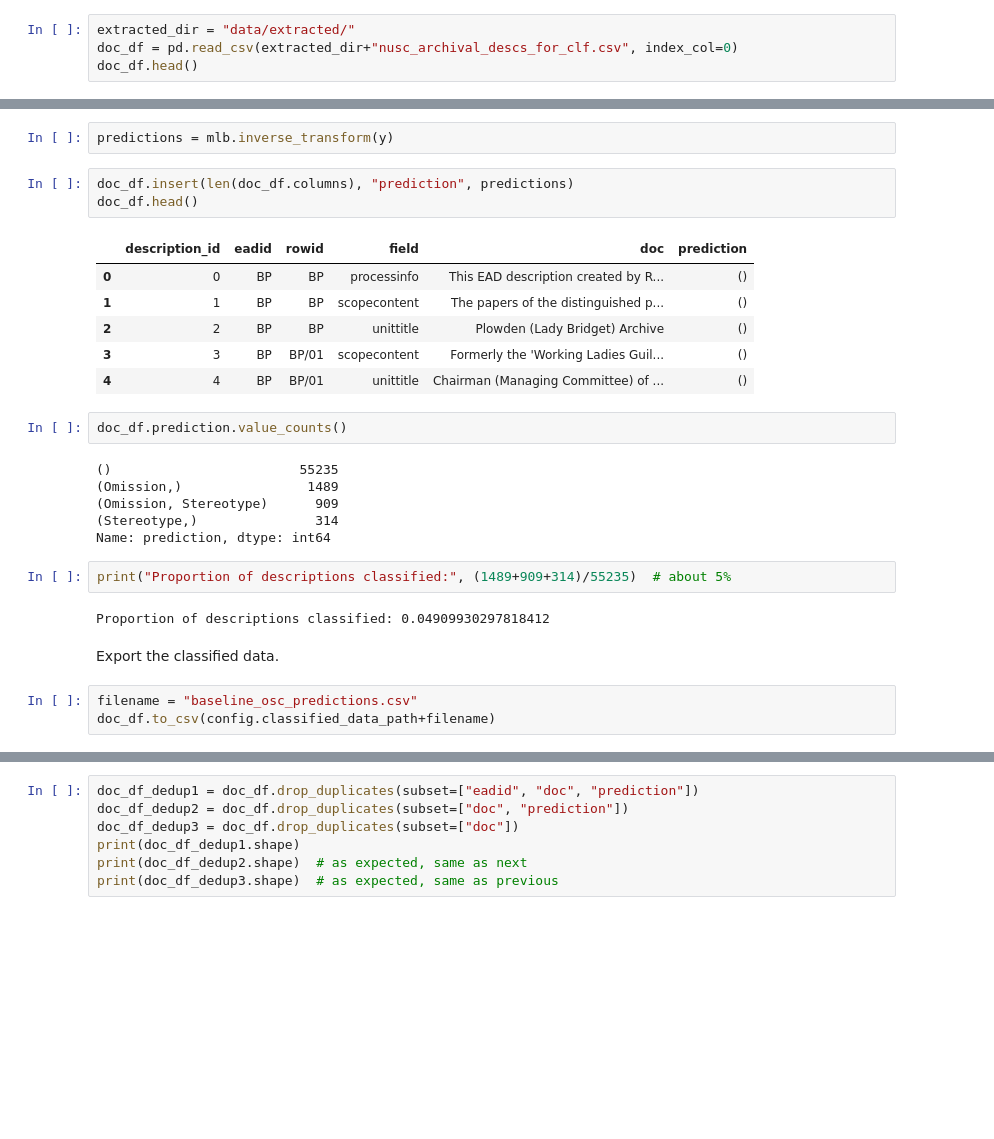
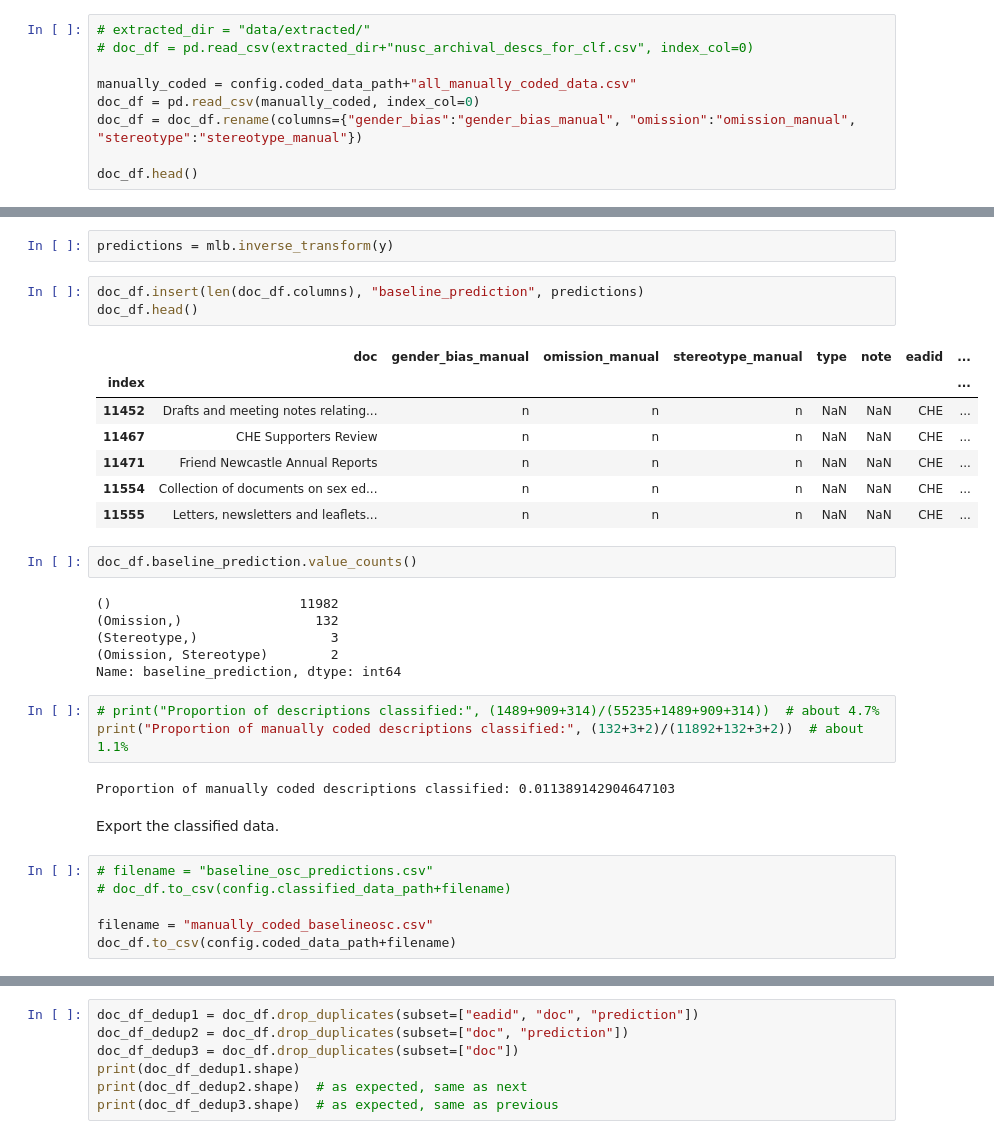
Before and after one commit to thegoose20/nusc, a Jupyter notebook: baseline_os_clf.ipynb, the cells around one changed output, grey strips where cells are left out. Drawn from its saved outputs; the diff is of its cells as text; blank space fills up the shorter version.

Commit message:
Classified the manually coded descriptions

```diff
--- a/baseline_os_clf.ipynb
+++ b/baseline_os_clf.ipynb
@@ -27,7 +27,12 @@ from sklearn.metrics import precision_recall_fscore_support
 
 Load the extracted archival metadata from the Newcastle University Special Collections catalog.
 # %%
-extracted_dir = "data/extracted/"
-doc_df = pd.read_csv(extracted_dir+"nusc_archival_descs_for_clf.csv", index_col=0)
+# extracted_dir = "data/extracted/"
+# doc_df = pd.read_csv(extracted_dir+"nusc_archival_descs_for_clf.csv", index_col=0)
+
+manually_coded = config.coded_data_path+"all_manually_coded_data.csv"
+doc_df = pd.read_csv(manually_coded, index_col=0)
+doc_df = doc_df.rename(columns={"gender_bias":"gender_bias_manual", "omission":"omission_manual", "stereotype":"stereotype_manual"})
+
 doc_df.head()
 # %% [output]
@@ -69,30 +77,35 @@ y = clf.predict(X)
 # %%
 predictions = mlb.inverse_transform(y)
 # %%
-doc_df.insert(len(doc_df.columns), "prediction", predictions)
+doc_df.insert(len(doc_df.columns), "baseline_prediction", predictions)
 doc_df.head()
 # %% [output]
-|  | description_id | eadid | rowid | field | doc | prediction |
-| 0 | 0 | BP | BP | processinfo | This EAD description created by R... | () |
-| 1 | 1 | BP | BP | scopecontent | The papers of the distinguished p... | () |
-| 2 | 2 | BP | BP | unittitle | Plowden (Lady Bridget) Archive | () |
-| 3 | 3 | BP | BP/01 | scopecontent | Formerly the 'Working Ladies Guil... | () |
-| 4 | 4 | BP | BP/01 | unittitle | Chairman (Managing Committee) of ... | () |
+|  | doc | gender_bias_manual | omission_manual | stereotype_manual | type | note | eadid | ... |
+| index |  |  |  |  |  |  |  | ... |
+| 11452 | Drafts and meeting notes relating... | n | n | n | NaN | NaN | CHE | ... |
+| 11467 | CHE Supporters Review | n | n | n | NaN | NaN | CHE | ... |
+| 11471 | Friend Newcastle Annual Reports | n | n | n | NaN | NaN | CHE | ... |
+| 11554 | Collection of documents on sex ed... | n | n | n | NaN | NaN | CHE | ... |
+| 11555 | Letters, newsletters and leaflets... | n | n | n | NaN | NaN | CHE | ... |
 # %%
-doc_df.prediction.value_counts()
+doc_df.baseline_prediction.value_counts()
 # %% [output]
-()                        55235
-(Omission,)                1489
-(Omission, Stereotype)      909
-(Stereotype,)               314
-Name: prediction, dtype: int64
+()                        11982
+(Omission,)                 132
+(Stereotype,)                 3
+(Omission, Stereotype)        2
+Name: baseline_prediction, dtype: int64
-# %%
-print("Proportion of descriptions classified:", (1489+909+314)/55235)  # about 5%
-# %% [output]
-Proportion of descriptions classified: 0.04909930297818412
+# %%
+# print("Proportion of descriptions classified:", (1489+909+314)/(55235+1489+909+314))  # about 4.7%
+print("Proportion of manually coded descriptions classified:", (132+3+2)/(11892+132+3+2))  # about 1.1%
+# %% [output]
+Proportion of manually coded descriptions classified: 0.011389142904647103
 # %% [markdown]
 Export the classified data.
 # %%
-filename = "baseline_osc_predictions.csv"
-doc_df.to_csv(config.classified_data_path+filename)
+# filename = "baseline_osc_predictions.csv"
+# doc_df.to_csv(config.classified_data_path+filename)
+
+filename = "manually_coded_baselineosc.csv"
+doc_df.to_csv(config.coded_data_path+filename)
 # %% [markdown]
```
Also changed, not shown: parts of 6 cells of this notebook, 1 other file.
